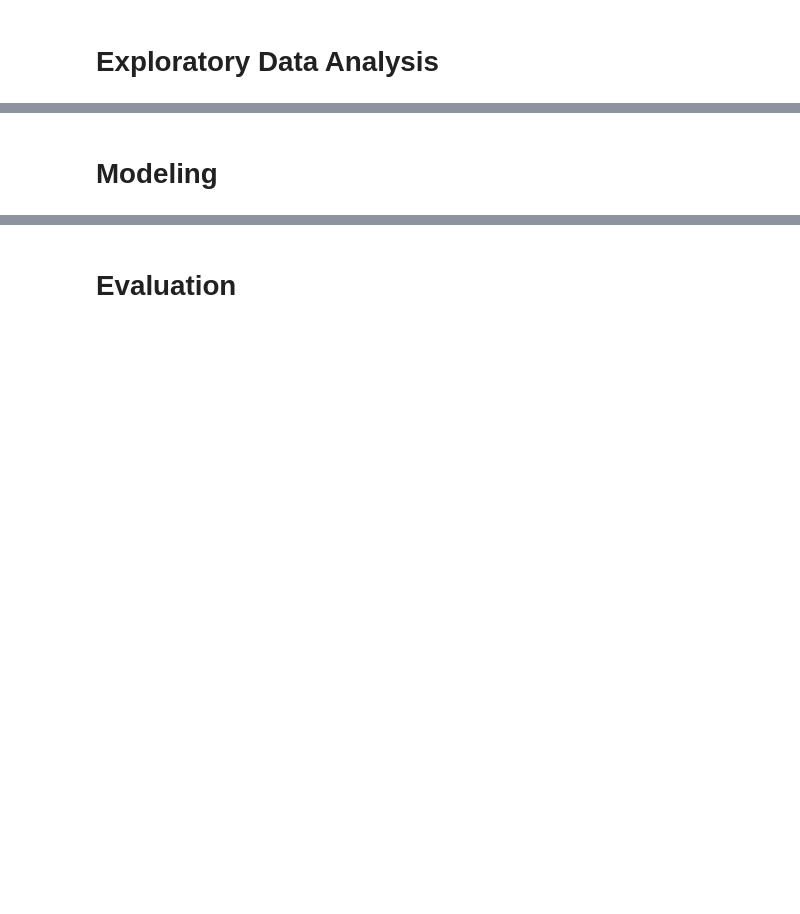
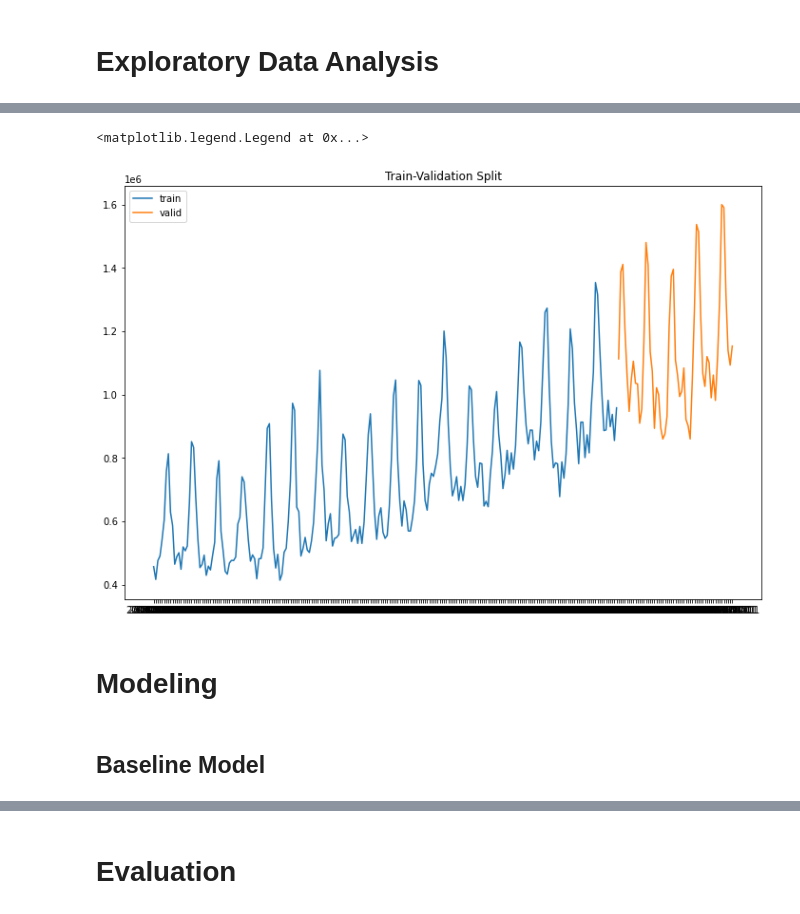
Before and after one commit to lpb3393/natural_gas_consumption, a Jupyter notebook: natural_gas_consumption.ipynb, the cells around one changed output, grey strips where cells are left out. Drawn from its saved outputs; the diff is of its cells as text; code cells hidden in the pictures; blank space fills up the shorter version.

Commit message:
Made Changes to Model

```diff
--- a/natural_gas_consumption.ipynb
+++ b/natural_gas_consumption.ipynb
@@ -9,2 +148,19 @@
+# %%
+# Define train and test sets according to the index found above
+train = natural_gas[:split]
+
+valid = natural_gas[split:]
+
+fig, ax = plt.subplots(figsize=(12,8))
+ax.plot(train, label='train')
+# ax.plot(valid)
+ax.plot(valid, label='valid')
+ax.set_title('Train-Validation Split');
+plt.legend()
+# %% [output]
+<matplotlib.legend.Legend at 0x...>
+[figure, added]
 # %% [markdown]
 # Modeling
+# %% [markdown]
+## Baseline Model
```
Also changed, not shown: parts of 56 cells of this notebook.
